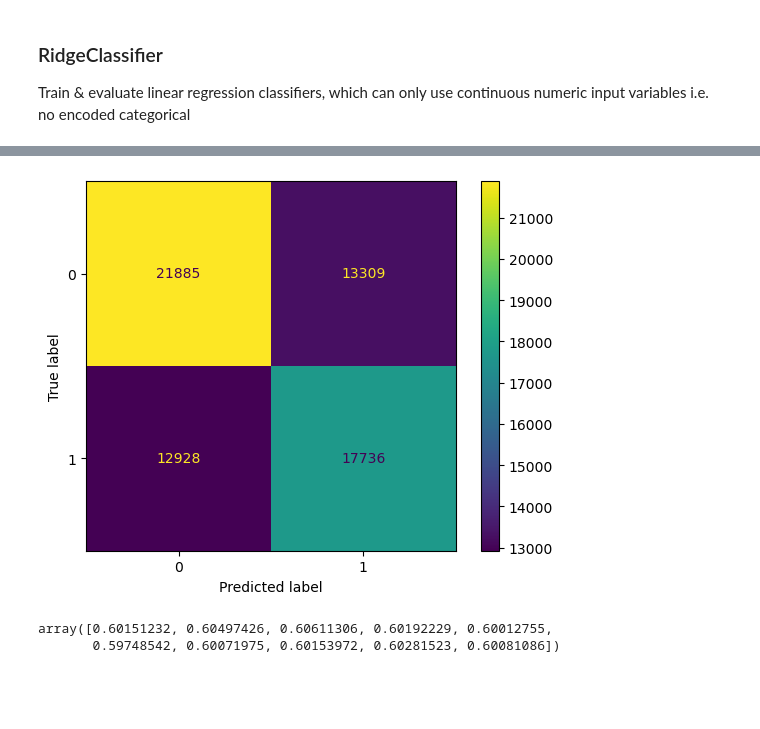
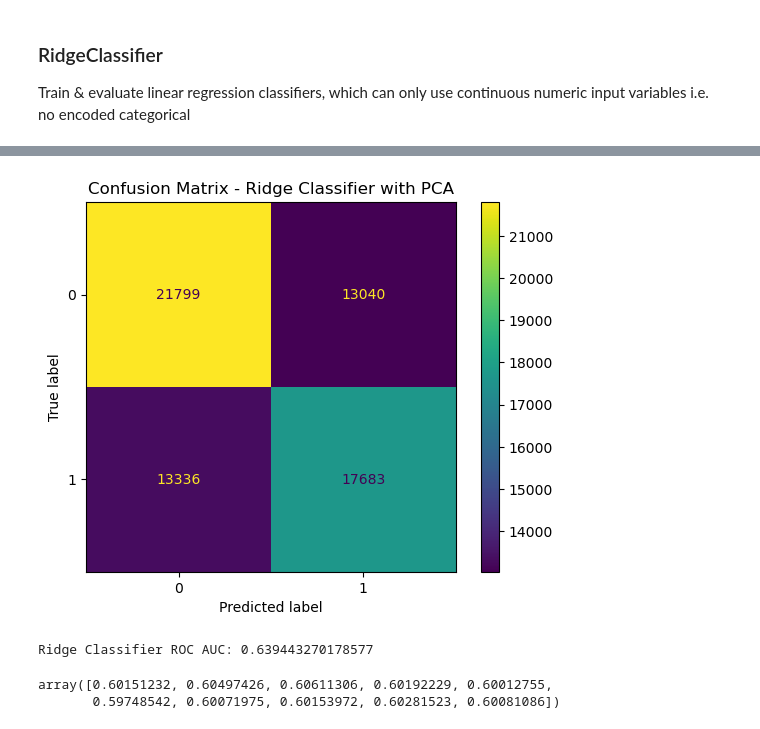
Before and after one commit to carlsonhu225-source/data7001_g02, a Jupyter notebook: Shot Success Model.ipynb, the cells around one changed output, grey strips where cells are left out. Cells and saved outputs as stored; diff of their text form; code cells hidden in the pictures; blank space fills up the shorter version.

```diff
--- a/Shot Success Model.ipynb
+++ b/Shot Success Model.ipynb
@@ -77,7 +77,7 @@ Y = pl.Series(df_encoded.select('SHOT_MADE_FLAG')).to_numpy()
 # %%
 # Principal Component Analaysis (PCA)
 
-pca = PCA(n_components=2)
+pca = PCA(n_components=3)
 X_reduced = pca.fit_transform(X)
 
 print(pca.explained_variance_ratio_)
@@ -118,12 +118,18 @@ plt.show()
 # %%
 clf_ridge_pca = RidgeClassifier().fit(x_train_pca, y_train_pca)
 y_pred_ridge_pca = clf_ridge_pca.predict(x_test_pca)
 
 # Calculate & display confusion matrix
 cm_ridge_pca = metrics.confusion_matrix(y_test_pca, y_pred_ridge_pca)
 cm_fig_ridge_pca = metrics.ConfusionMatrixDisplay(confusion_matrix=cm_ridge_pca, display_labels=clf_ridge_pca.classes_)
 cm_fig_ridge_pca.plot(values_format='d')
 plt.title("Confusion Matrix - Ridge Classifier with PCA")
 plt.show()
+
+# Calculate AUC & ROC Scores
+ridge_roc_auc = metrics.roc_auc_score(y_test_pca, clf_ridge_pca.decision_function(x_test_pca))
+
+print(f"Ridge Classifier ROC AUC: {ridge_roc_auc}")
 # %% [output]
-[figure, old version]
+[figure, new version]
+Ridge Classifier ROC AUC: 0.639443270178577
```
Also changed, not shown: parts of 26 cells of this notebook, 1 other file.
